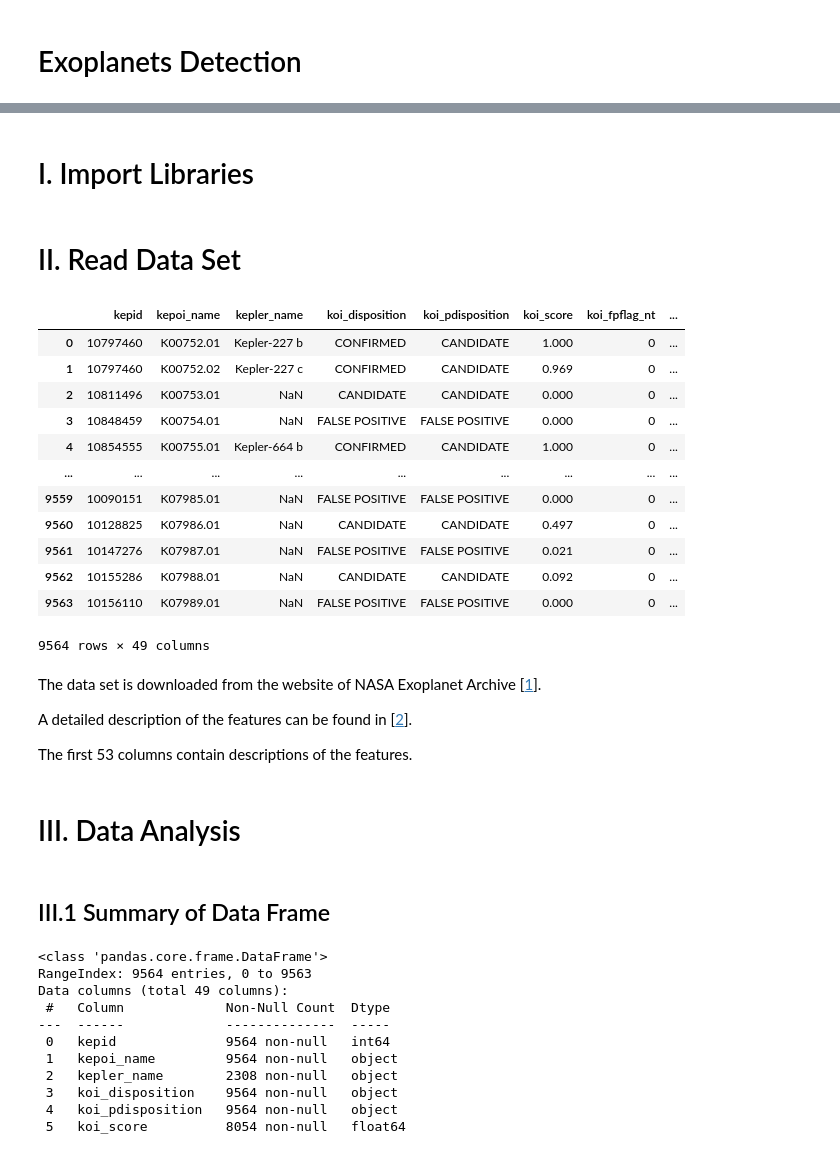
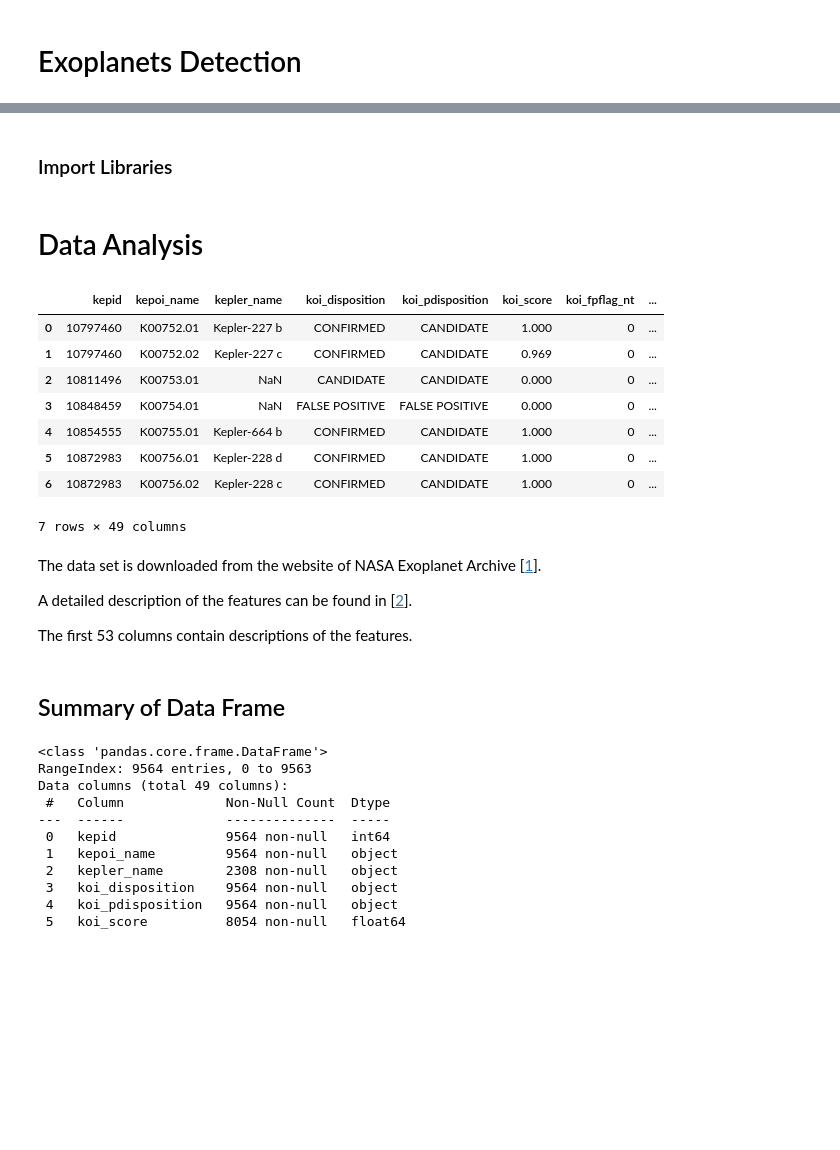
Before and after one commit to djosifovski/Exoplanets-Detection, a Jupyter notebook: Exoplanets-Detection.ipynb, the cells around one changed output, grey strips where cells are left out. Saved outputs shown, nothing was run; the diff lists cells and outputs as text; code cells hidden in the pictures; blank space fills up the shorter version.

```diff
--- a/Exoplanets-Detection.ipynb
+++ b/Exoplanets-Detection.ipynb
@@ -25,5 +3,5 @@
 # %% [markdown]
-# I. Import Libraries<a class="anchor" id="chapter1"></a>
+### Import Libraries
 # %%
 # Data Manipulation
 import numpy as np
@@ -70,32 +52,26 @@ warnings.filterwarnings('ignore')
-# %% [markdown]
-# II. Read Data Set<a class="anchor" id="chapter2"></a>
+# %% [markdown]
+# Data Analysis
 # %%
 path = 'data/'
 cumulative = pd.read_csv(path + 'cumulative_2020.08.29_14.21.21.csv', skiprows=53)
-
-cumulative
+df = cumulative.copy()
+df.head(7)
 # %% [output]
 |  | kepid | kepoi_name | kepler_name | koi_disposition | koi_pdisposition | koi_score | koi_fpflag_nt | ... |
 | 0 | 10797460 | K00752.01 | Kepler-227 b | CONFIRMED | CANDIDATE | 1.000 | 0 | ... |
 | 1 | 10797460 | K00752.02 | Kepler-227 c | CONFIRMED | CANDIDATE | 0.969 | 0 | ... |
 | 2 | 10811496 | K00753.01 | NaN | CANDIDATE | CANDIDATE | 0.000 | 0 | ... |
 | 3 | 10848459 | K00754.01 | NaN | FALSE POSITIVE | FALSE POSITIVE | 0.000 | 0 | ... |
 | 4 | 10854555 | K00755.01 | Kepler-664 b | CONFIRMED | CANDIDATE | 1.000 | 0 | ... |
-| ... | ... | ... | ... | ... | ... | ... | ... | ... |
-| 9559 | 10090151 | K07985.01 | NaN | FALSE POSITIVE | FALSE POSITIVE | 0.000 | 0 | ... |
-| 9560 | 10128825 | K07986.01 | NaN | CANDIDATE | CANDIDATE | 0.497 | 0 | ... |
-| 9561 | 10147276 | K07987.01 | NaN | FALSE POSITIVE | FALSE POSITIVE | 0.021 | 0 | ... |
-| 9562 | 10155286 | K07988.01 | NaN | CANDIDATE | CANDIDATE | 0.092 | 0 | ... |
-| 9563 | 10156110 | K07989.01 | NaN | FALSE POSITIVE | FALSE POSITIVE | 0.000 | 0 | ... |
+| 5 | 10872983 | K00756.01 | Kepler-228 d | CONFIRMED | CANDIDATE | 1.000 | 0 | ... |
+| 6 | 10872983 | K00756.02 | Kepler-228 c | CONFIRMED | CANDIDATE | 1.000 | 0 | ... |
-9564 rows × 49 columns
+7 rows × 49 columns
 # %% [markdown]
 The data set is downloaded from the website of NASA Exoplanet Archive \[[1](#ref1)\].
 
 A detailed description of the features can be found in \[[2](#ref2)\].
 
 The first 53 columns contain descriptions of the features.
-# %% [markdown]
-# III. Data Analysis<a class="anchor" id="chapter3"></a>
 # %% [markdown]
-## III.1 Summary of Data Frame<a class="anchor" id="section3_1"></a>
+## Summary of Data Frame
 # %%
```
Also changed, not shown: parts of 180 cells of this notebook.
